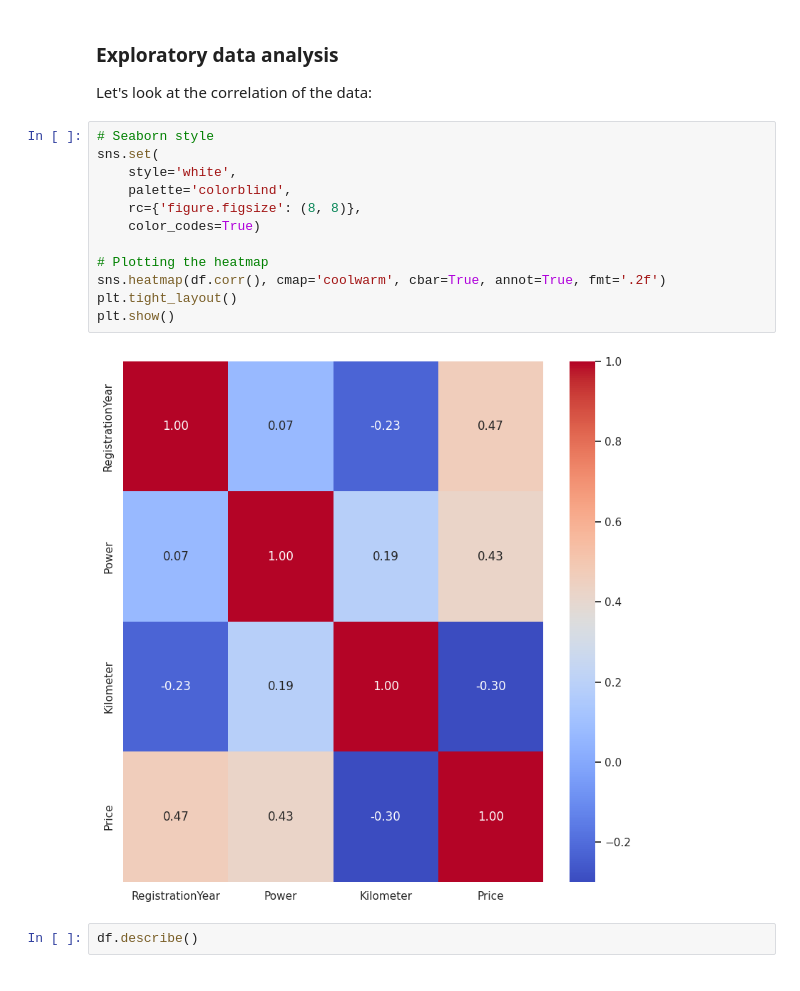
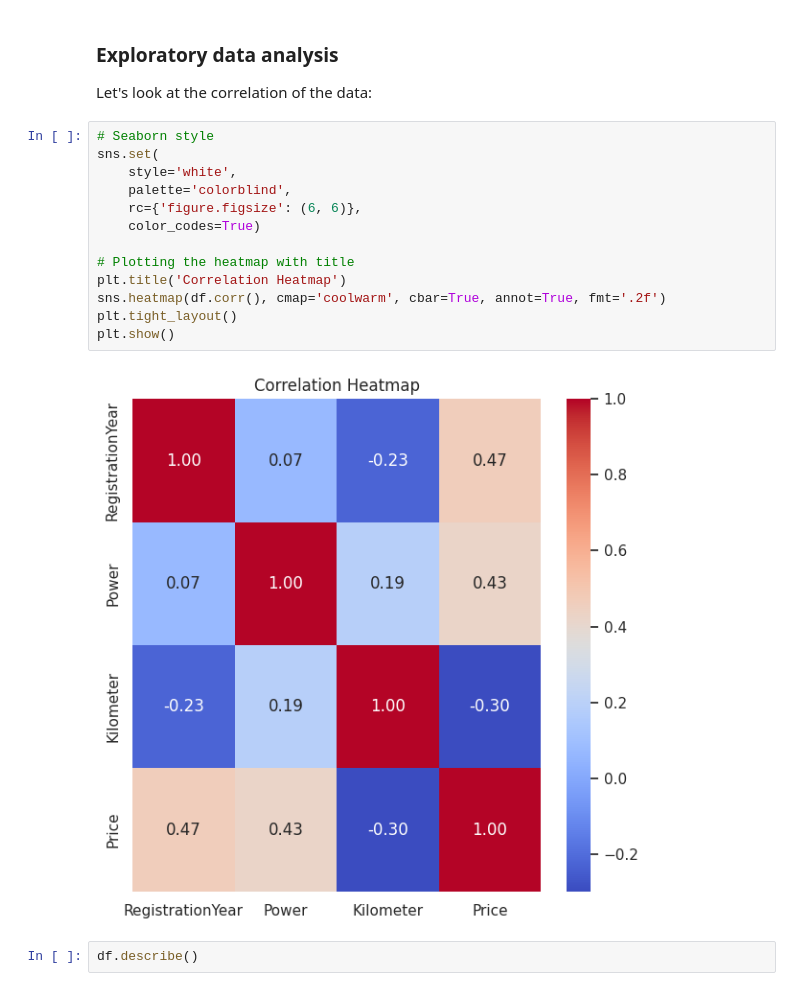
Before and after one commit to vartemyev88/machine-learning, a Jupyter notebook: projects/practicum-car_price/autos.ipynb, the cells around one changed output. Cells and saved outputs as stored; diff of their text form.

```diff
--- a/projects/practicum-car_price/autos.ipynb
+++ b/projects/practicum-car_price/autos.ipynb
@@ -615,17 +620,18 @@ Let's look at the correlation of the data:
 # %%
 # Seaborn style
 sns.set(
     style='white',
     palette='colorblind',
-    rc={'figure.figsize': (8, 8)},
+    rc={'figure.figsize': (6, 6)},
     color_codes=True)
 
-# Plotting the heatmap
+# Plotting the heatmap with title
+plt.title('Correlation Heatmap')
 sns.heatmap(df.corr(), cmap='coolwarm', cbar=True, annot=True, fmt='.2f')
 plt.tight_layout()
 plt.show()
 # %% [output]
-[figure, old version]
+[figure, new version]
 # %%
 df.describe()
 # %% [output]
```
Also changed, not shown: parts of 35 cells of this notebook.
